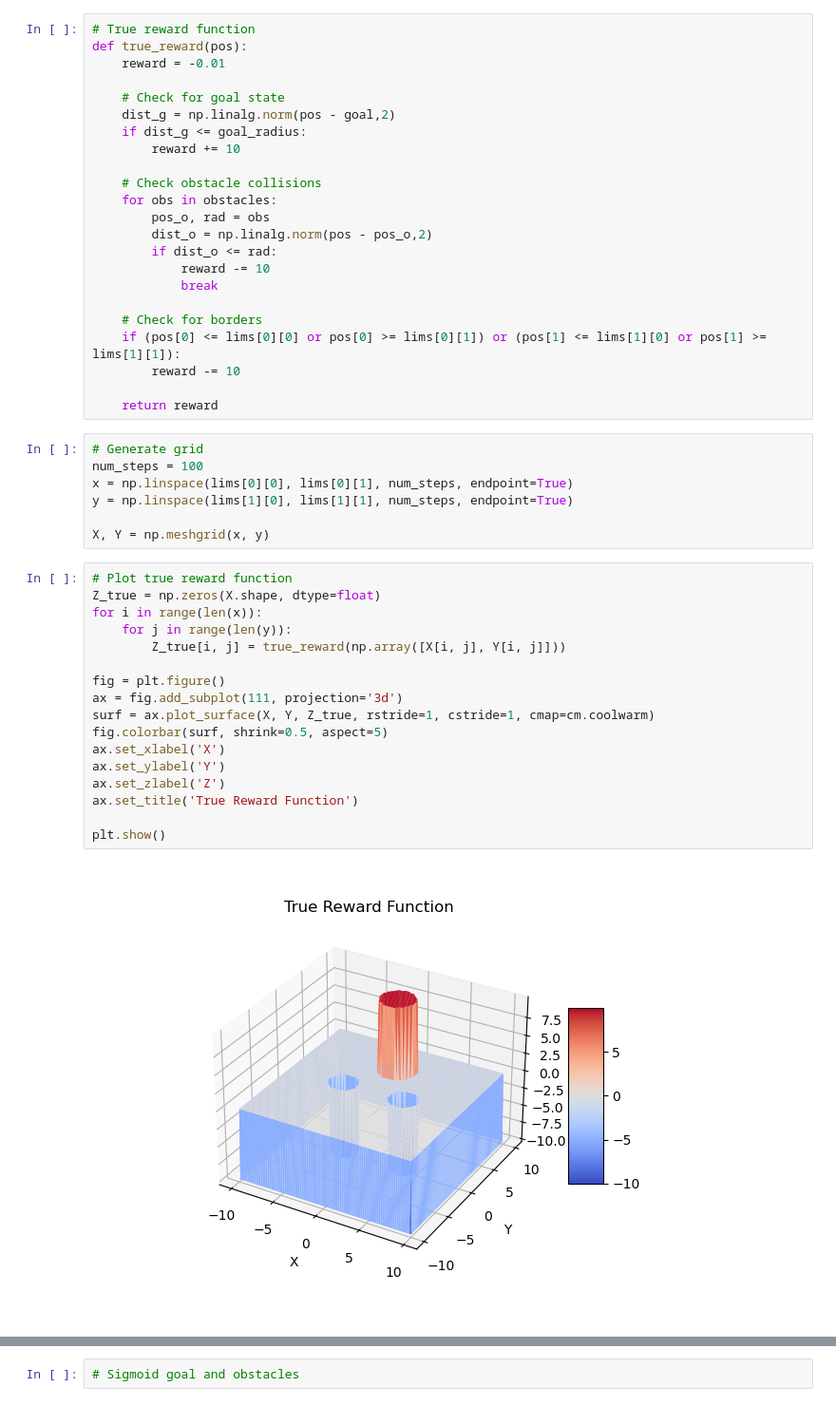
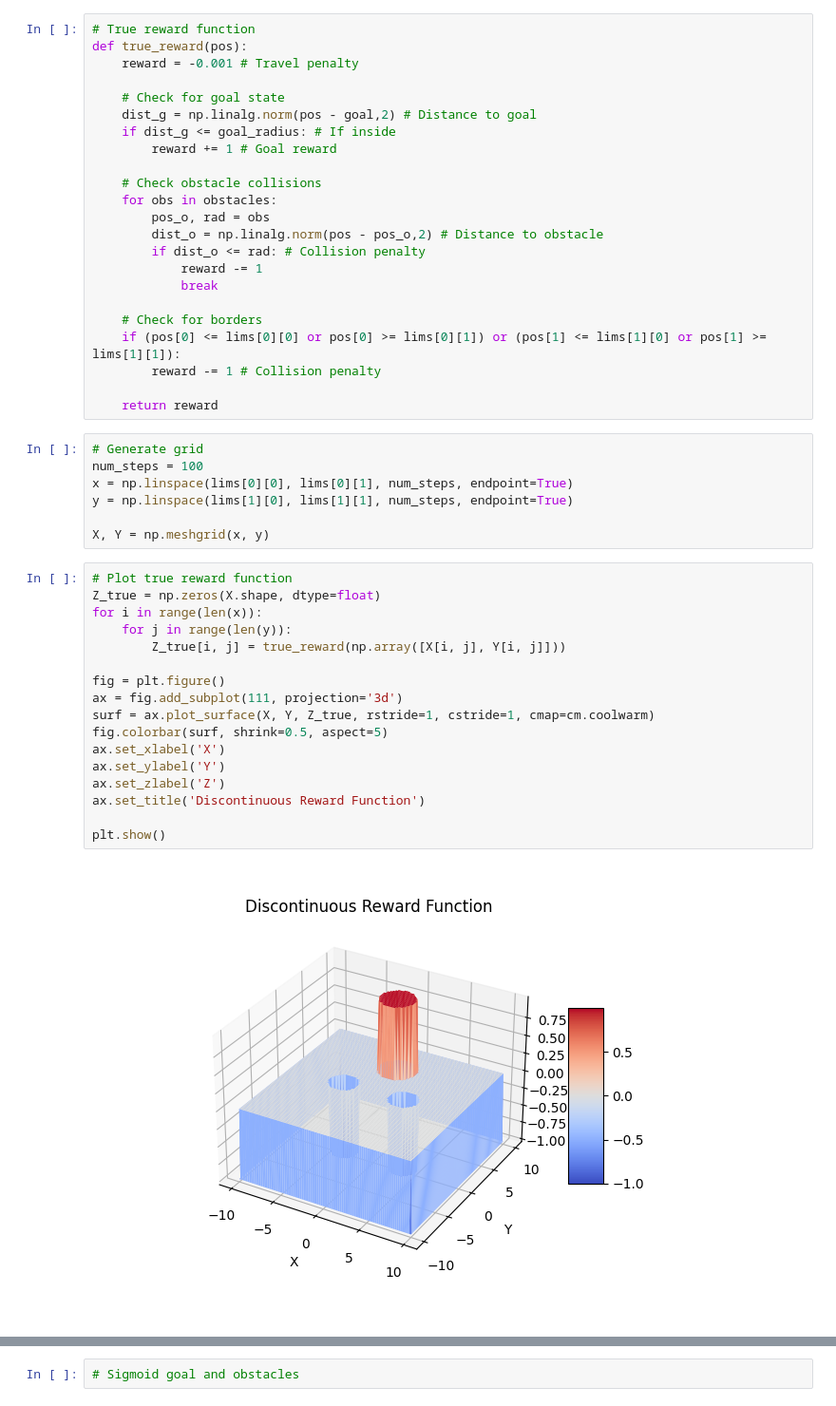
Before and after one commit to CemAlpturk/Distributionally_Robust_RL, a Jupyter notebook: code/rewards.ipynb, the cells around one changed output, grey strips where cells are left out. Shown at 95% size. Cells and saved outputs as stored; diff of their text form.

```diff
--- a/code/rewards.ipynb
+++ b/code/rewards.ipynb
@@ -14,24 +16,24 @@ goal_radius = 2
 # %%
 # True reward function
 def true_reward(pos):
-    reward = -0.01
+    reward = -0.001 # Travel penalty
 
     # Check for goal state
-    dist_g = np.linalg.norm(pos - goal,2)
-    if dist_g <= goal_radius:
-        reward += 10
+    dist_g = np.linalg.norm(pos - goal,2) # Distance to goal
+    if dist_g <= goal_radius: # If inside
+        reward += 1 # Goal reward
 
     # Check obstacle collisions
     for obs in obstacles:
         pos_o, rad = obs
-        dist_o = np.linalg.norm(pos - pos_o,2)
-        if dist_o <= rad:
-            reward -= 10
+        dist_o = np.linalg.norm(pos - pos_o,2) # Distance to obstacle
+        if dist_o <= rad: # Collision penalty
+            reward -= 1
             break
 
     # Check for borders
     if (pos[0] <= lims[0][0] or pos[0] >= lims[0][1]) or (pos[1] <= lims[1][0] or pos[1] >= lims[1][1]):
-        reward -= 10
+        reward -= 1 # Collision penalty
 
     return reward
 # %%
@@ -44,20 +46,20 @@ X, Y = np.meshgrid(x, y)
 # %%
 # Plot true reward function
 Z_true = np.zeros(X.shape, dtype=float)
 for i in range(len(x)):
     for j in range(len(y)):
         Z_true[i, j] = true_reward(np.array([X[i, j], Y[i, j]]))
 
 fig = plt.figure()
 ax = fig.add_subplot(111, projection='3d')
 surf = ax.plot_surface(X, Y, Z_true, rstride=1, cstride=1, cmap=cm.coolwarm)
 fig.colorbar(surf, shrink=0.5, aspect=5)
 ax.set_xlabel('X')
 ax.set_ylabel('Y')
 ax.set_zlabel('Z')
-ax.set_title('True Reward Function')
+ax.set_title('Discontinuous Reward Function')
 
 plt.show()
 # %% [output]
-[figure, old version]
+[figure, new version]
 # %%
```
Also changed, not shown: parts of 5 cells of this notebook.
